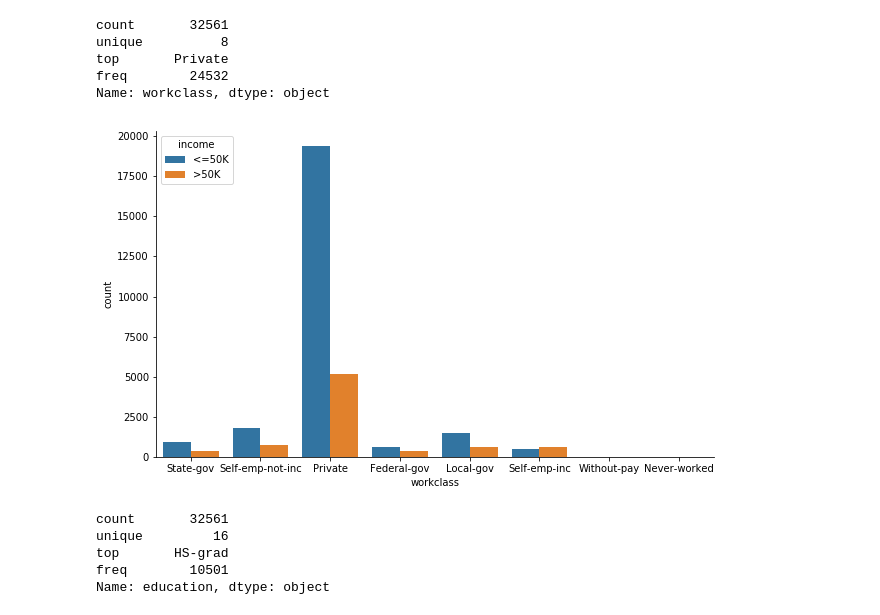
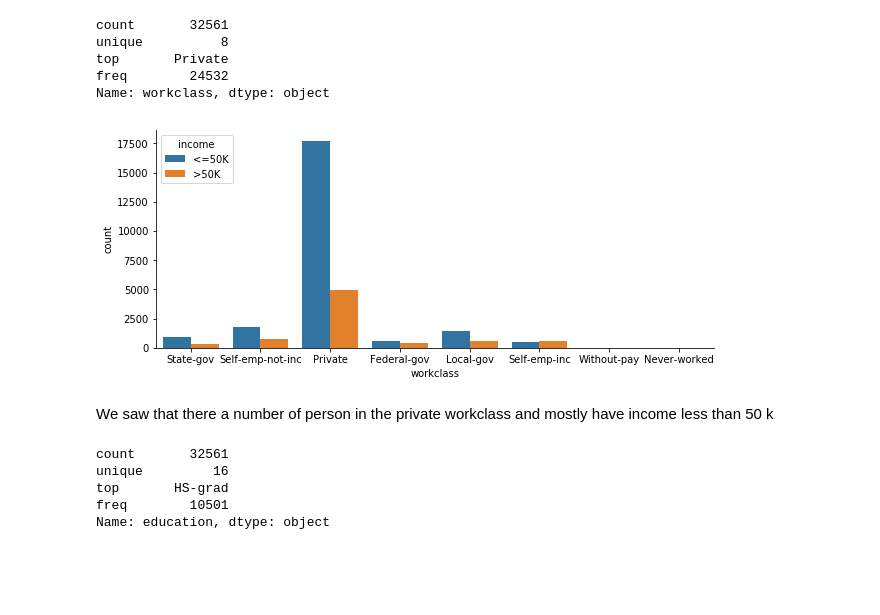
Before and after one commit to ankit-chhikara/finalreport, a Jupyter notebook: usa census.ipynb, the cells around one changed output. Drawn from its saved outputs; the diff is of its cells as text; code cells hidden in the pictures; blank space fills up the shorter version.

```diff
--- a/usa census.ipynb
+++ b/usa census.ipynb
@@ -246,12 +246,14 @@ top       Private
 freq        24532
 Name: workclass, dtype: object
 # %%
-fig = plt.figure(figsize=(10,6))
+fig = plt.figure(figsize=(10,4))
 
 sns.countplot('workclass', hue='income', data=df)
 sns.despine()
 # %% [output]
-[figure, old version]
+[figure, new version]
+# %% [markdown]
+We saw that there a number of person in the private workclass and mostly have income less than 50 k
 # %%
 #for education
 df["education"].describe()
```
Also changed, not shown: parts of 23 cells of this notebook.
